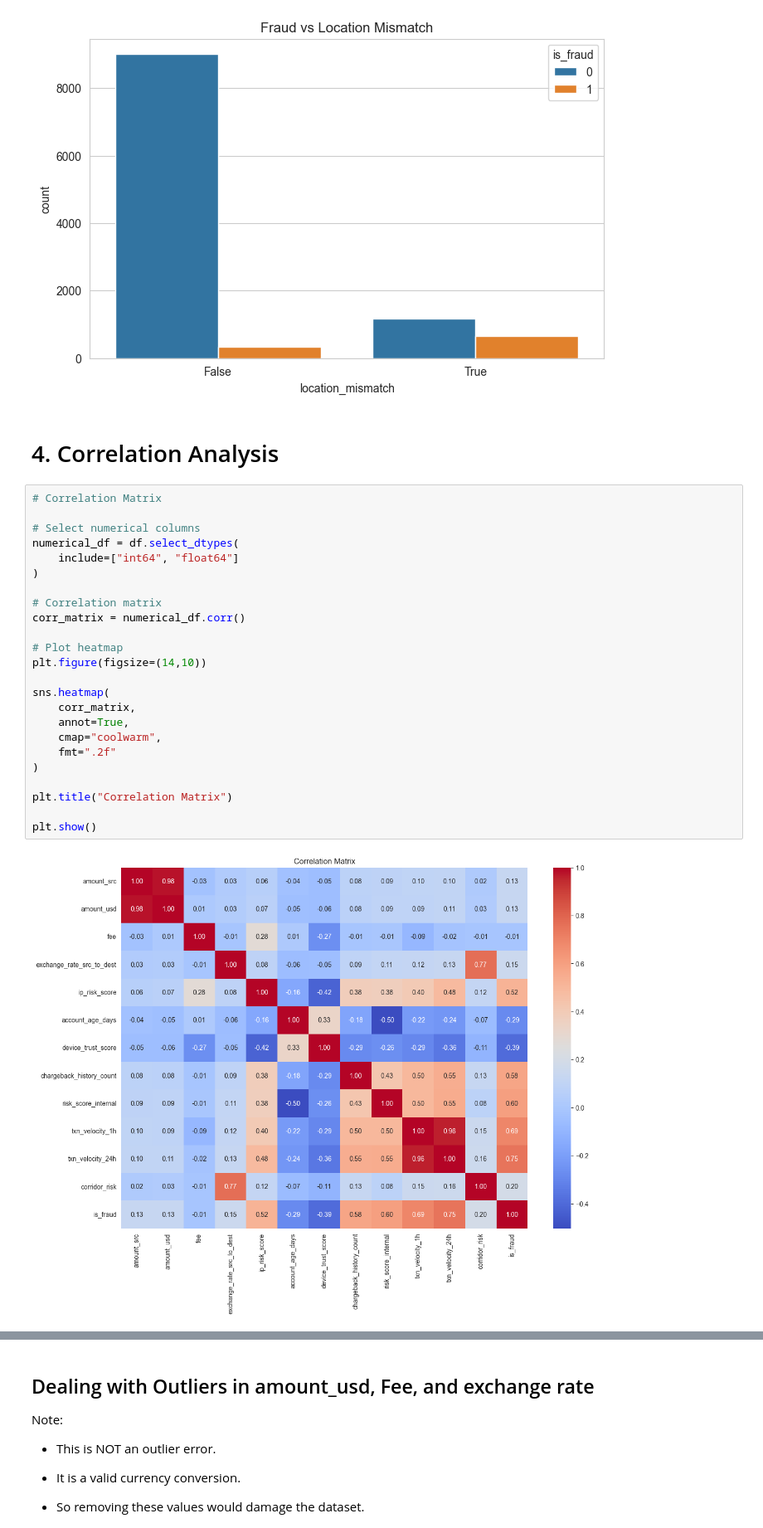
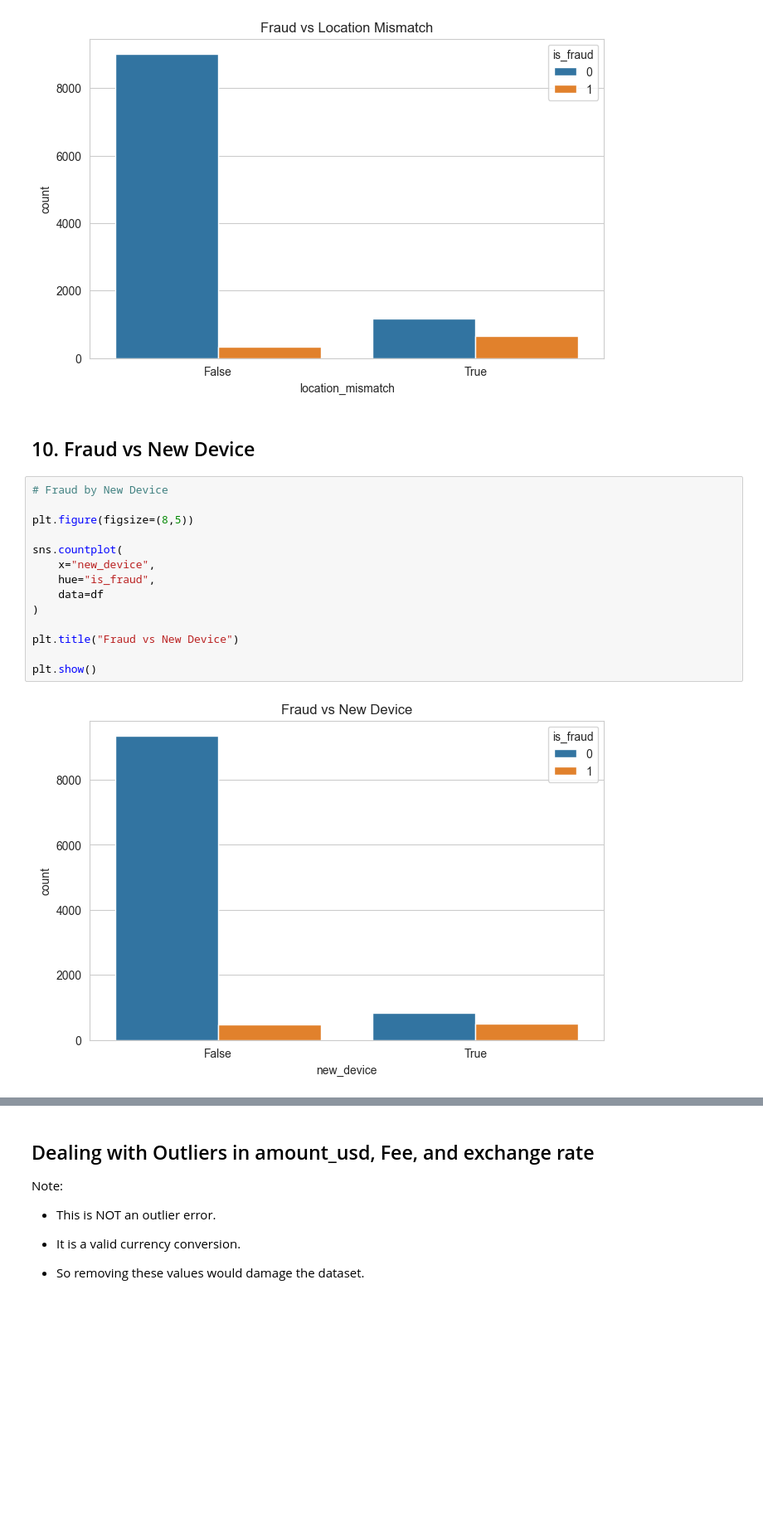
Before and after one commit to esosaomwanghe/Fraud_Detection_Project, a Jupyter notebook: notebook/EDA.ipynb, the cells around one changed output, grey strips where cells are left out. Shown at 83% size. Cells and saved outputs as stored; diff of their text form; blank space fills up the shorter version.

```diff
--- a/notebook/EDA.ipynb
+++ b/notebook/EDA.ipynb
@@ -734,31 +736,21 @@ plt.show()
 # %% [output]
 [figure]
 # %% [markdown]
-# 4. Correlation Analysis
+## 10. Fraud vs New Device
 # %%
-# Correlation Matrix
+# Fraud by New Device
 
-# Select numerical columns
-numerical_df = df.select_dtypes(
-    include=["int64", "float64"]
+plt.figure(figsize=(8,5))
+
+sns.countplot(
+    x="new_device",
+    hue="is_fraud",
+    data=df
 )
 
-# Correlation matrix
-corr_matrix = numerical_df.corr()
-
-# Plot heatmap
-plt.figure(figsize=(14,10))
-
-sns.heatmap(
-    corr_matrix,
-    annot=True,
-    cmap="coolwarm",
-    fmt=".2f"
-)
-
-plt.title("Correlation Matrix")
+plt.title("Fraud vs New Device")
 
 plt.show()
 # %% [output]
-[figure, old version]
+[figure, new version]
 # %% [markdown]
```
Also changed, not shown: parts of 36 cells of this notebook, 1 other file.
